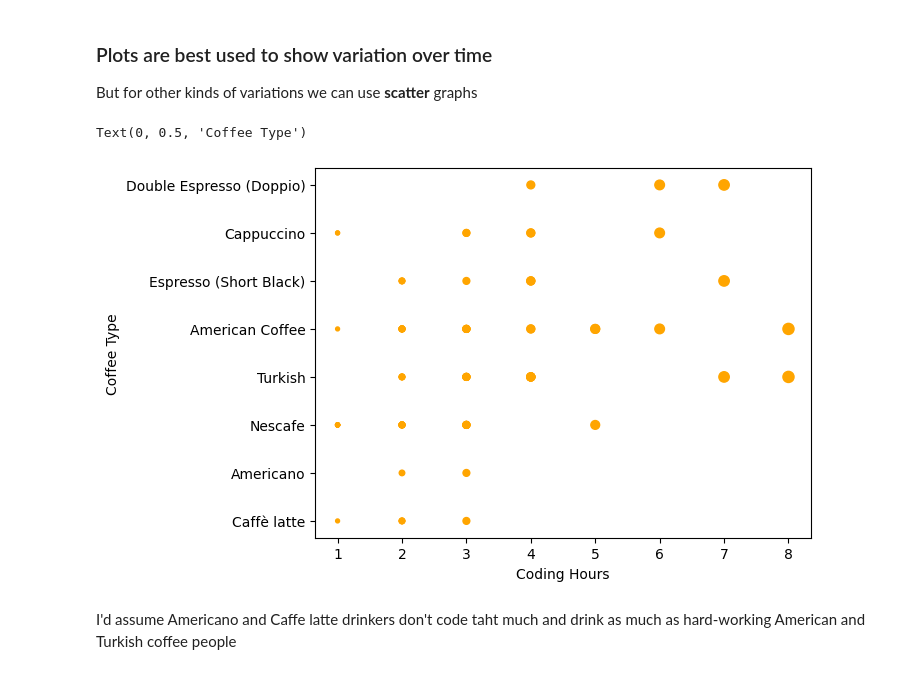
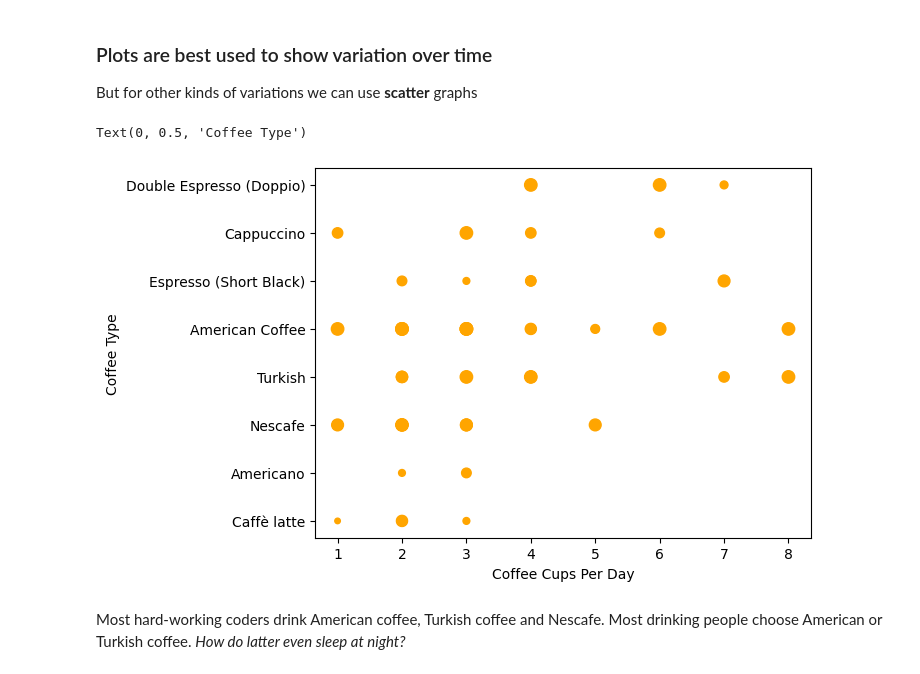
Before and after one commit to danila-zol/Introduction_to_Python_SAS, a Jupyter notebook: Code_Examples/Lecture6/matplotlib_basics.ipynb, the cells around one changed output. Drawn from its saved outputs; the diff is of its cells as text; code cells hidden in the pictures.

```diff
--- a/Code_Examples/Lecture6/matplotlib_basics.ipynb
+++ b/Code_Examples/Lecture6/matplotlib_basics.ipynb
@@ -43,17 +34,17 @@ But for other kinds of variations we can use **scatter** graphs
 # %%
 fig, ax = plt.subplots()
 
 ax.scatter(             # Shows data of TWO axes as scattered dots
-    data_code["CoffeeCupsPerDay"],            # x axis
-    data_code["CoffeeType"],                  # y axis
-    s=(data_code["CoffeeCupsPerDay"]*8),      # Size of dots
-    c="orange"                                # Color. Can also be used to show variation
+    data_code["CoffeeCupsPerDay"],          # x axis
+    data_code["CoffeeType"],                # y axis
+    s=(data_code["CodingHours"]*8),         # Size of dots
+    c="orange"                              # Color. Can be mapped to an array like size
 )
 
-ax.set_xlabel("Coding Hours")
+ax.set_xlabel("Coffee Cups Per Day")
 ax.set_ylabel("Coffee Type")
 # %% [output]
 Text(0, 0.5, 'Coffee Type')
-[figure, old version]
+[figure, new version]
 # %% [markdown]
-I'd assume Americano and Caffe latte drinkers don't code taht much and drink as much as hard-working American and Turkish coffee people
+Most hard-working coders drink American coffee, Turkish coffee and Nescafe. Most drinking people choose American or Turkish coffee. *How do latter even sleep at night?*
```
Also changed, not shown: parts of 19 cells of this notebook.
